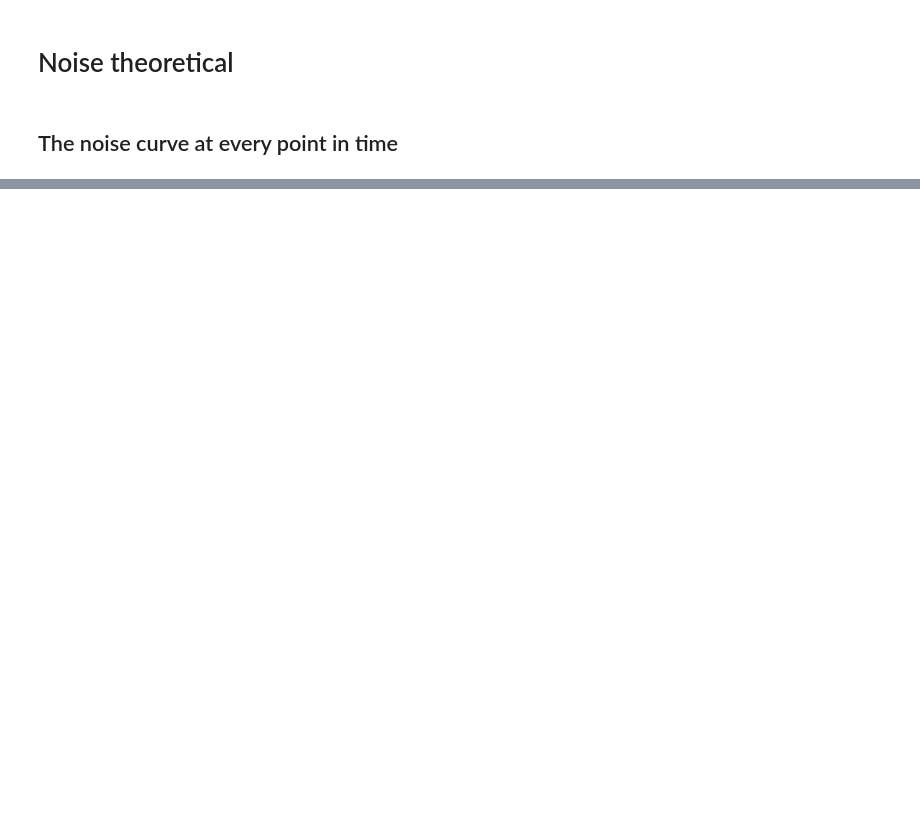
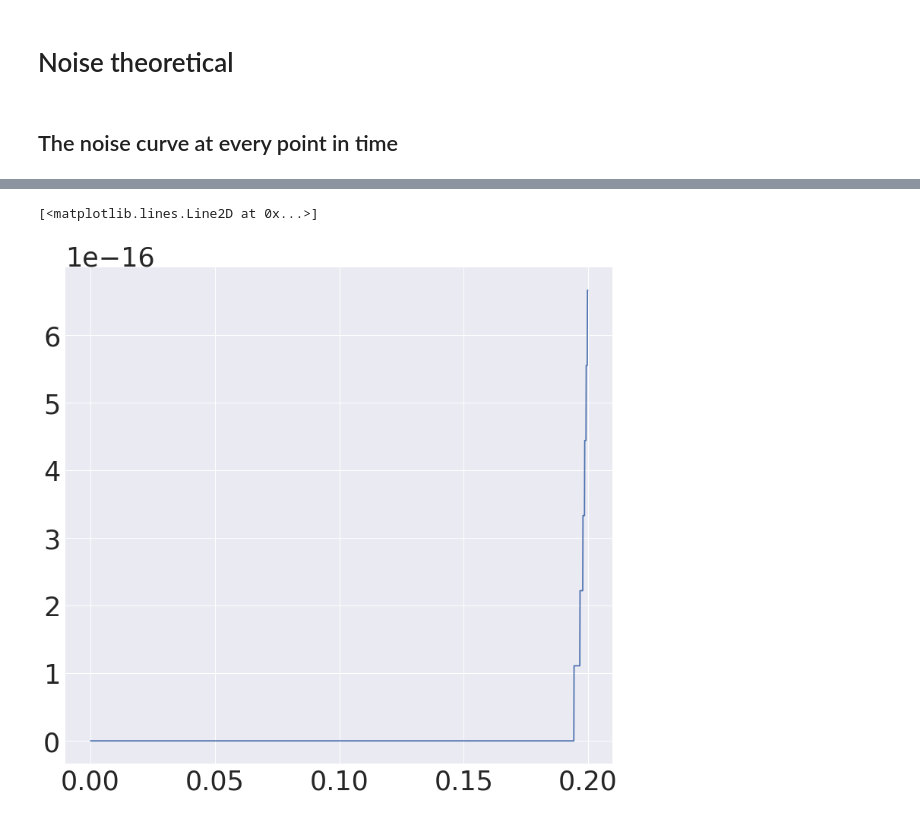
Before and after one commit to h-mayorquin/BCPNN_sequences, a Jupyter notebook: jupyter/2018-06-13(Noise theoretical).ipynb, the cells around one changed output, grey strips where cells are left out. Drawn from its saved outputs; the diff is of its cells as text; code cells hidden in the pictures; blank space fills up the shorter version.

```diff
--- a/jupyter/2018-06-13(Noise theoretical).ipynb
+++ b/jupyter/2018-06-13(Noise theoretical).ipynb
@@ -86,0 +112,12 @@ array([ 0.25   ,  0.25   ,  0.25   ,  0.25   ,  0.25   ,  0.25   ,
+# %%
+sigma = 0.5
+w_rest = 0.0
+mu = mean_at_t(time, w_self, w_next, g_a, tau_m, tau_a, s0=w_next, perfect=perfect, steady_state=steady_state)
+standard = np.sqrt(tau_m) * sigma
+argument = (w_rest - mu) / standard
+p_s = 0.5 * (1 + erf(argument))
+# %%
+plt.plot(time, p_s)
+# %% [output]
+[<matplotlib.lines.Line2D at 0x...>]
+[figure, added]
```
Also changed, not shown: parts of 31 cells of this notebook, 5 other files.
